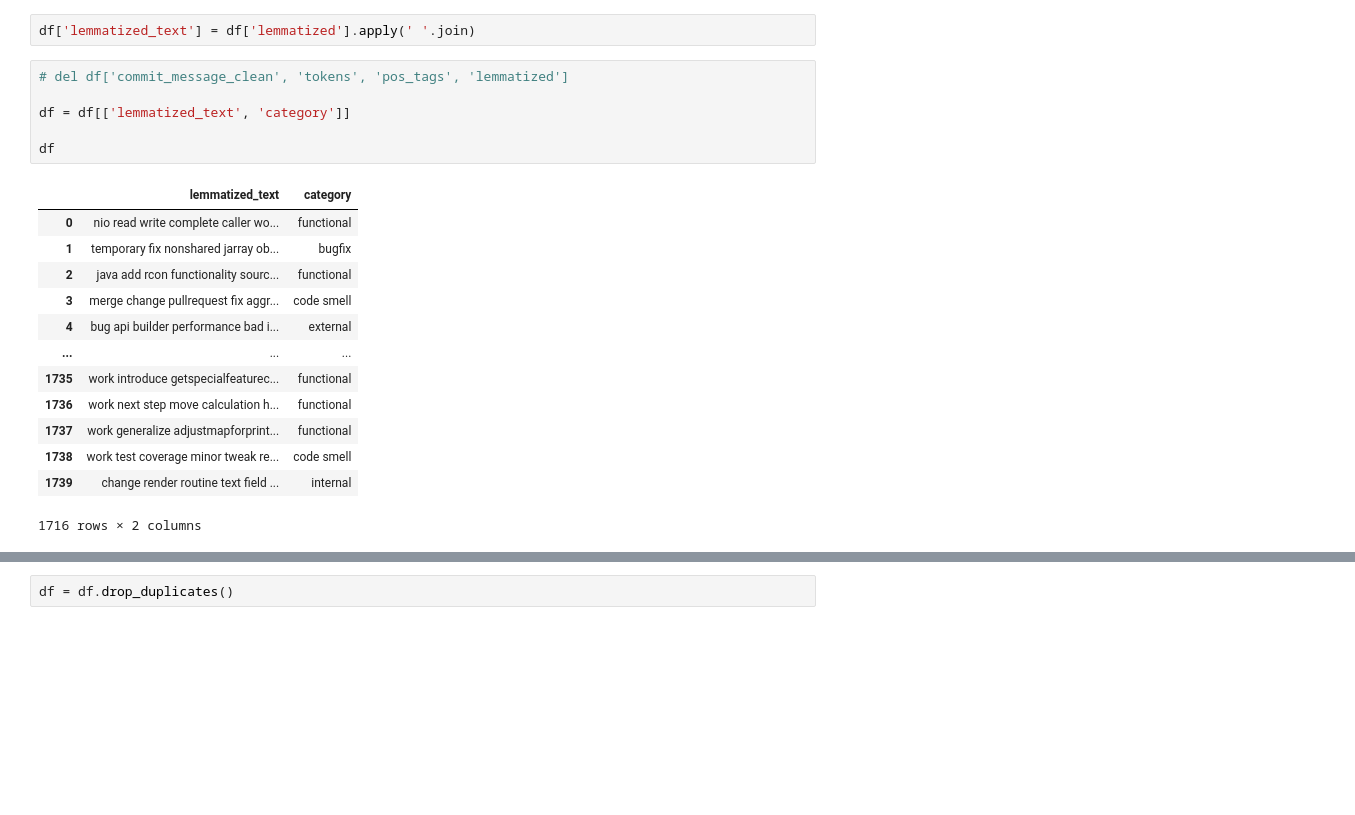
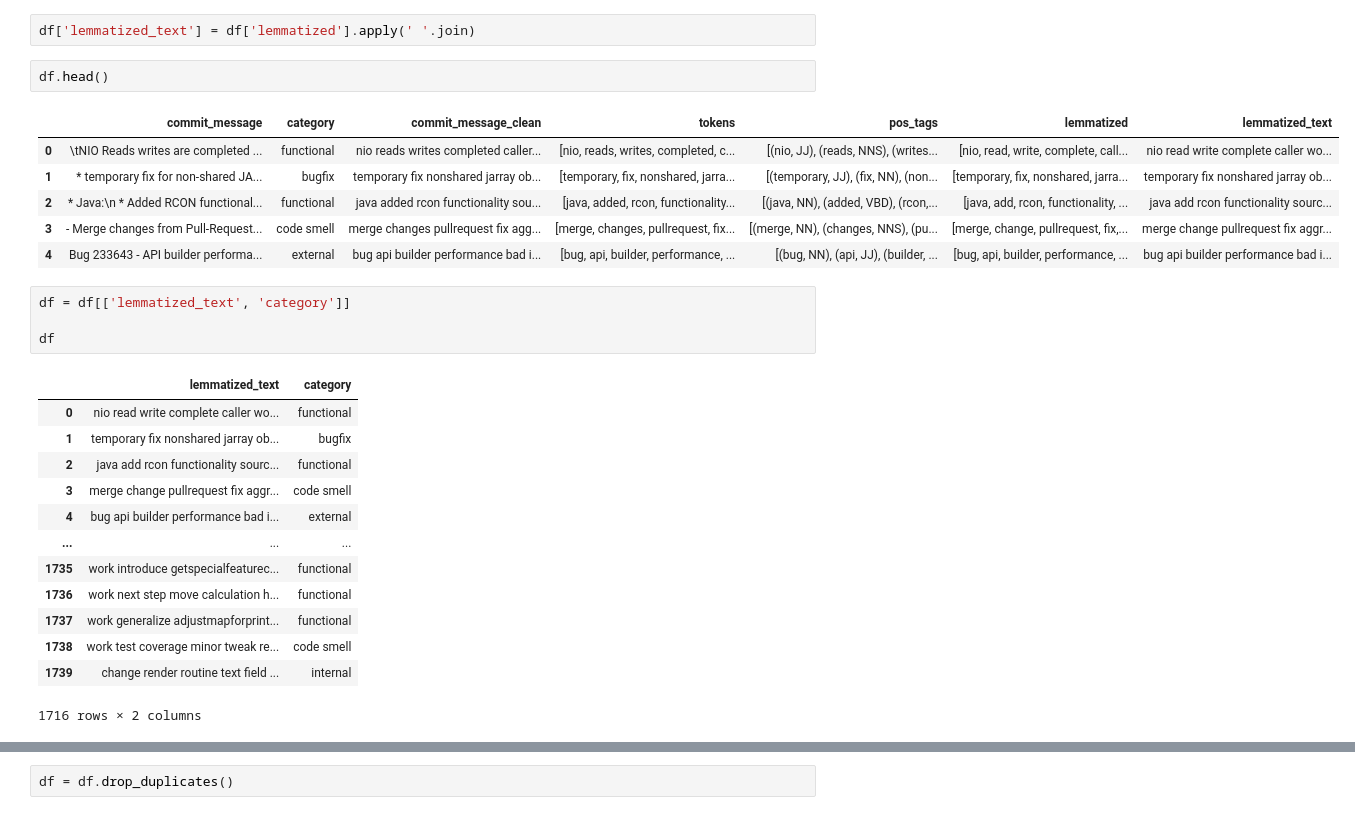
Before and after one commit to Onkar2102/Automated-Software-Refactoring-Commit-Classifier, a Jupyter notebook: src/data_preprocessing.ipynb, the cells around one changed output, grey strips where cells are left out. Drawn from its saved outputs; the diff is of its cells as text; blank space fills up the shorter version.

```diff
--- a/src/data_preprocessing.ipynb
+++ b/src/data_preprocessing.ipynb
@@ -549,9 +435,16 @@ def lemmatize_with_pos(sentence):
 df['lemmatized'] = df['pos_tags'].apply(lemmatize_with_pos)
 # %%
 df['lemmatized_text'] = df['lemmatized'].apply(' '.join)
+# %%
+df.head()
+# %% [output]
+|  | commit_message | category | commit_message_clean | tokens | pos_tags | lemmatized | lemmatized_text |
+| 0 | \tNIO Reads writes are completed ... | functional | nio reads writes completed caller... | [nio, reads, writes, completed, c... | [(nio, JJ), (reads, NNS), (writes... | [nio, read, write, complete, call... | nio read write complete caller wo... |
+| 1 | * temporary fix for non-shared JA... | bugfix | temporary fix nonshared jarray ob... | [temporary, fix, nonshared, jarra... | [(temporary, JJ), (fix, NN), (non... | [temporary, fix, nonshared, jarra... | temporary fix nonshared jarray ob... |
+| 2 | * Java:\n * Added RCON functional... | functional | java added rcon functionality sou... | [java, added, rcon, functionality... | [(java, NN), (added, VBD), (rcon,... | [java, add, rcon, functionality, ... | java add rcon functionality sourc... |
+| 3 | - Merge changes from Pull-Request... | code smell | merge changes pullrequest fix agg... | [merge, changes, pullrequest, fix... | [(merge, NN), (changes, NNS), (pu... | [merge, change, pullrequest, fix,... | merge change pullrequest fix aggr... |
+| 4 | Bug 233643 - API builder performa... | external | bug api builder performance bad i... | [bug, api, builder, performance, ... | [(bug, NN), (api, JJ), (builder, ... | [bug, api, builder, performance, ... | bug api builder performance bad i... |
 # %%
-# del df['commit_message_clean', 'tokens', 'pos_tags', 'lemmatized']
-
 df = df[['lemmatized_text', 'category']]
 
 df
```
Also changed, not shown: parts of 56 cells of this notebook, 1 other file.
